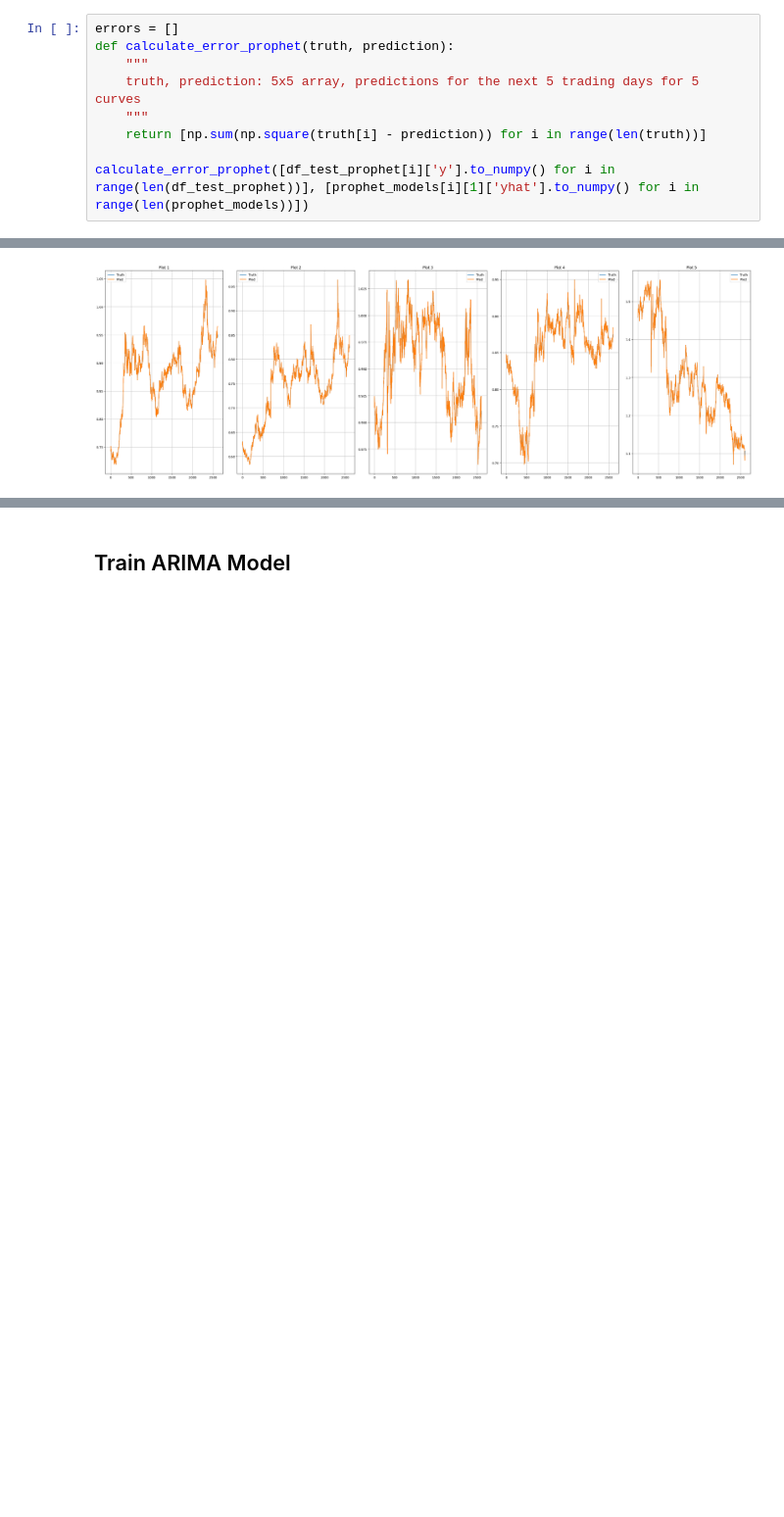
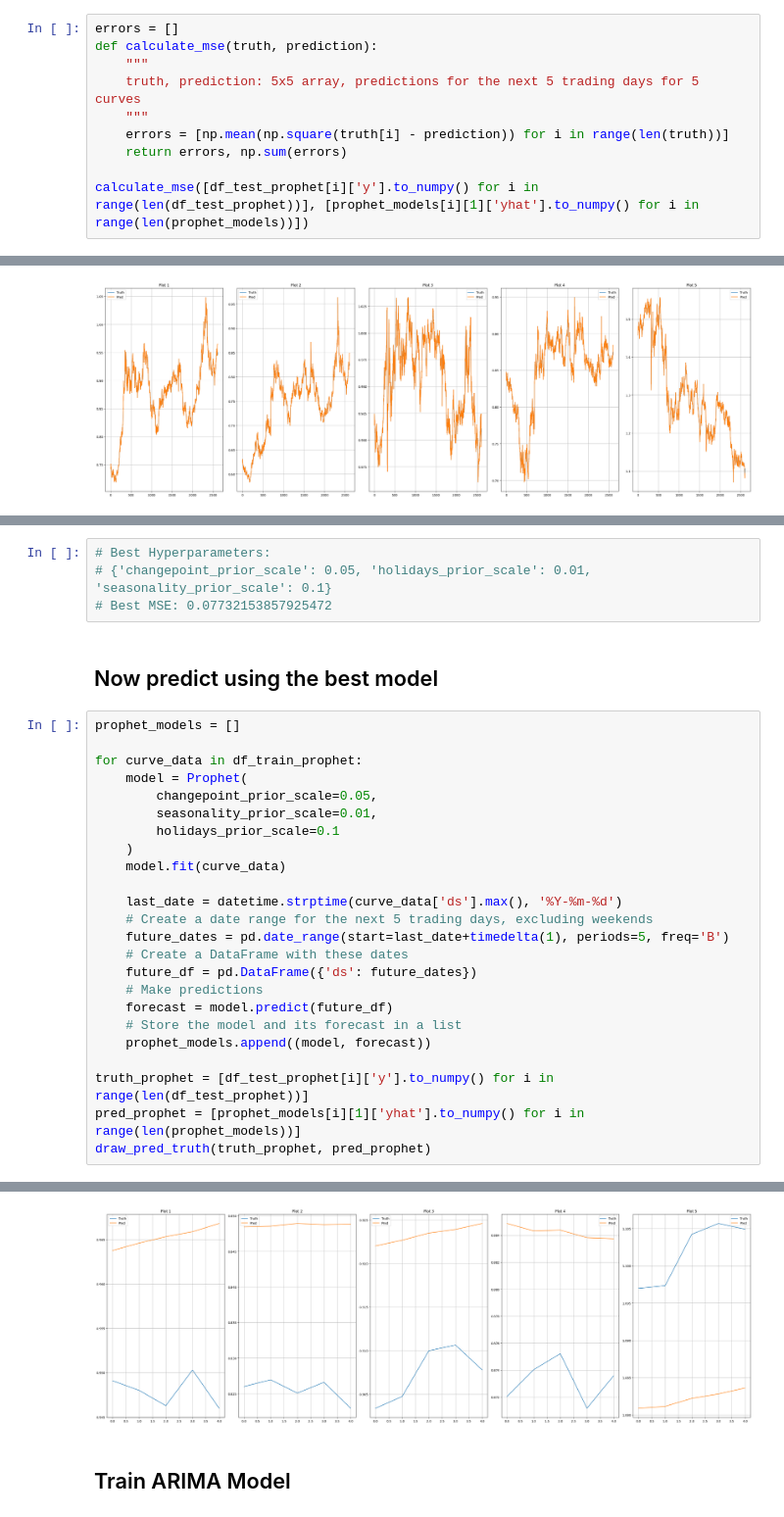
Before and after one commit to zhengyuntao123/MLSP_Currency-Exchange-Prediction, a Jupyter notebook: Currency Exchange Prediction.ipynb, the cells around one changed output, grey strips where cells are left out. Shown at 98% size. Saved outputs shown, nothing was run; the diff lists cells and outputs as text; blank space fills up the shorter version.

Commit message:
add hyper-parameter tunning for prophet

```diff
--- a/Currency Exchange Prediction.ipynb
+++ b/Currency Exchange Prediction.ipynb
@@ -196,11 +196,12 @@ prophet_models[0][1]
 # Calculate Errors For Prediction
 # %%
 errors = []
-def calculate_error_prophet(truth, prediction):
+def calculate_mse(truth, prediction):
     """
     truth, prediction: 5x5 array, predictions for the next 5 trading days for 5 curves
     """
-    return [np.sum(np.square(truth[i] - prediction)) for i in range(len(truth))]
+    errors = [np.mean(np.square(truth[i] - prediction)) for i in range(len(truth))]
+    return errors, np.sum(errors)
 
-calculate_error_prophet([df_test_prophet[i]['y'].to_numpy() for i in range(len(df_test_prophet))], [prophet_models[i][1]['yhat'].to_numpy() for i in range(len(prophet_models))])
+calculate_mse([df_test_prophet[i]['y'].to_numpy() for i in range(len(df_test_prophet))], [prophet_models[i][1]['yhat'].to_numpy() for i in range(len(prophet_models))])
 # %% [output]
@@ -237,0 +351,31 @@ draw_pred_truth([df_all_prophet[i]['y'].to_numpy() for i in range(len(df_all_pro
+# %%
+# Best Hyperparameters:
+# {'changepoint_prior_scale': 0.05, 'holidays_prior_scale': 0.01, 'seasonality_prior_scale': 0.1}
+# Best MSE: 0.07732153857925472
+# %% [markdown]
+## Now predict using the best model
+# %%
+prophet_models = []
+
+for curve_data in df_train_prophet:
+    model = Prophet(
+        changepoint_prior_scale=0.05,
+        seasonality_prior_scale=0.01,
+        holidays_prior_scale=0.1
+    )
+    model.fit(curve_data)
+
+    last_date = datetime.strptime(curve_data['ds'].max(), '%Y-%m-%d')
+    # Create a date range for the next 5 trading days, excluding weekends
+    future_dates = pd.date_range(start=last_date+timedelta(1), periods=5, freq='B')
+    # Create a DataFrame with these dates
+    future_df = pd.DataFrame({'ds': future_dates})
+    # Make predictions
+    forecast = model.predict(future_df)
+    # Store the model and its forecast in a list
+    prophet_models.append((model, forecast))
+
+truth_prophet = [df_test_prophet[i]['y'].to_numpy() for i in range(len(df_test_prophet))]
+pred_prophet = [prophet_models[i][1]['yhat'].to_numpy() for i in range(len(prophet_models))]
+draw_pred_truth(truth_prophet, pred_prophet)
+# %% [output]
@@ -238,3 +392,4 @@ draw_pred_truth([df_all_prophet[i]['y'].to_numpy() for i in range(len(df_all_pro
+[figure, added]
 # %% [markdown]
 ## Train ARIMA Model
 # %%
```
Also changed, not shown: parts of 7 cells of this notebook.
